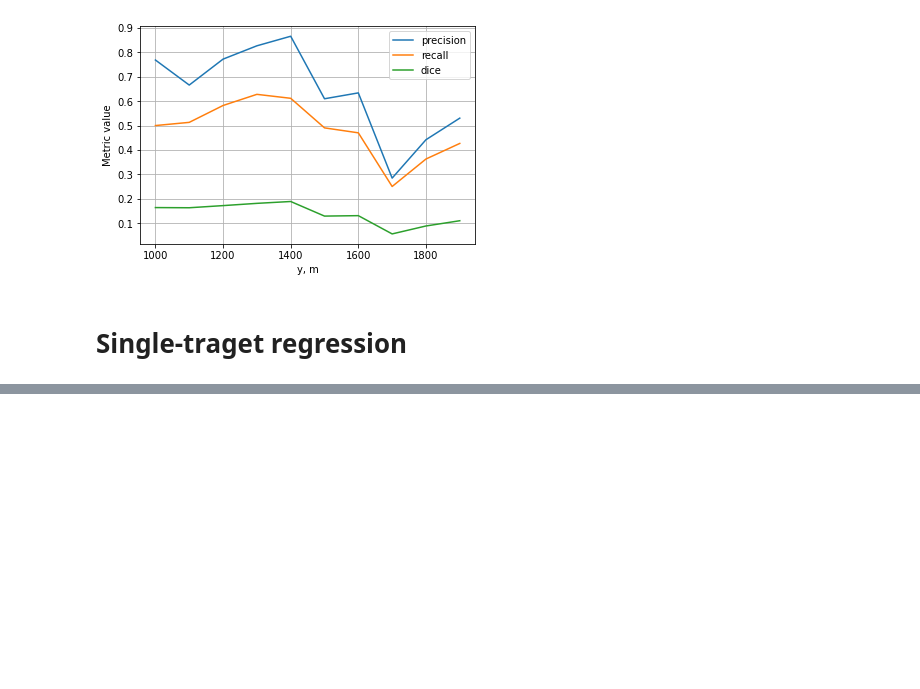
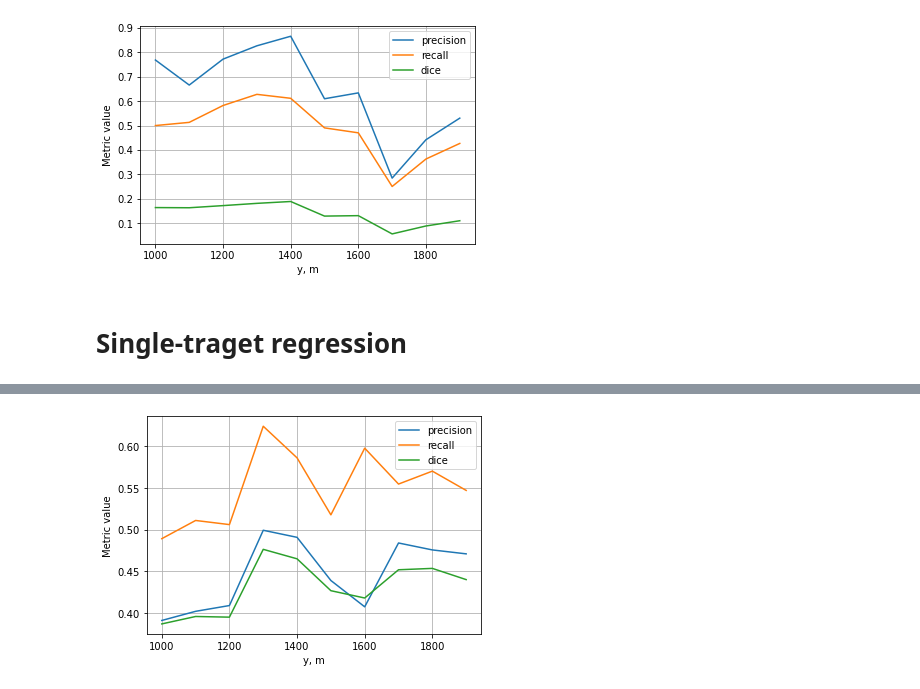
Before and after one commit to animih/seismic_interpretation, a Jupyter notebook: compare_models.ipynb, the cells around one changed output, grey strips where cells are left out. Cells and saved outputs as stored; diff of their text form; code cells hidden in the pictures; blank space fills up the shorter version.

```diff
--- a/compare_models.ipynb
+++ b/compare_models.ipynb
@@ -514,0 +591,28 @@ ValueError: too many values to unpack (expected 2)
+# %%
+y0_list = []
+prec_y = []
+rec_y = []
+dice_y = []
+
+for key, value in dict_y0.items():
+    y0_list.append(key)
+    prec_y.append(value[0])
+    rec_y.append(value[1])
+    dice_y.append(value[2])
+
+ind = np.argsort(y0_list)
+y0_list = np.array(y0_list)[ind]
+prec_y = np.array(prec_y)[ind]
+rec_y = np.array(rec_y)[ind]
+dice_y = np.array(dice_y)[ind]
+# %%
+plt.plot(y0_list, prec_y, label='precision')
+plt.plot(y0_list, rec_y, label='recall')
+plt.plot(y0_list, dice_y, label='dice')
+plt.xlabel('y, m')
+plt.ylabel('Metric value')
+plt.grid()
+plt.legend()
+plt.show()
+# %% [output]
+[figure, added]
```
Also changed, not shown: parts of 11 cells of this notebook.
